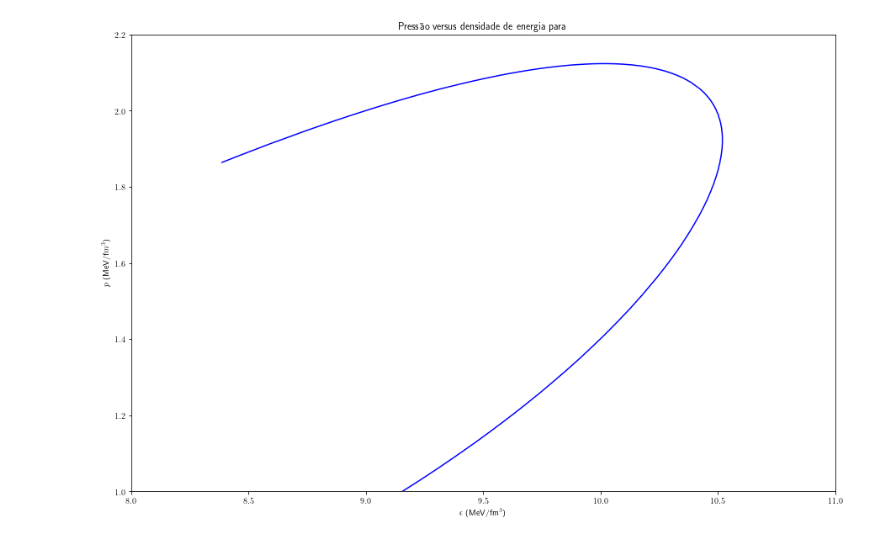
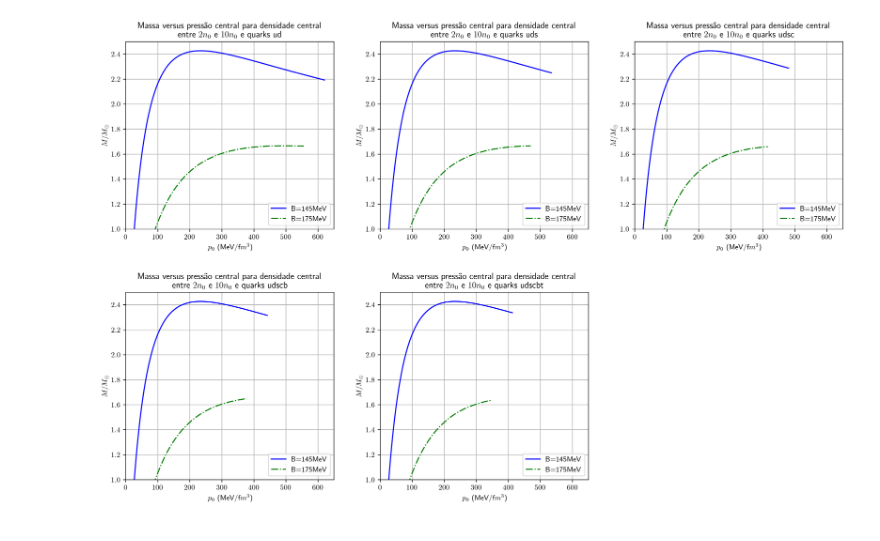
Before and after one commit to nicofgr/dense-star, a Jupyter notebook: python/Graphs.ipynb, the cells around one changed output. Drawn from its saved outputs; the diff is of its cells as text; code cells hidden in the pictures.

Commit message:
Finish max mass versus central pressure graph

```diff
--- a/python/Graphs.ipynb
+++ b/python/Graphs.ipynb
@@ -214,20 +146,0 @@ plt.show()
-# %%
-import matplotlib.pyplot as plt
-import numpy as np
-from matplotlib.ticker import AutoMinorLocator, MultipleLocator
-fig, ax1 = plt.subplots()
-ax1.set_title("Massa versus pressão central para B=155MeV e densidades centrais entre $2n_0$ e $10n_0$")
-ax1.set_xlabel(r'$p_0$ (km)')
-ax1.set_ylabel(r'$M/M_\odot$')
-ax1.set_xlim([0,500])
-#ax1.xaxis.set_major_locator(MultipleLocator(1))
-#ax1.xaxis.set_minor_locator(MultipleLocator(1))
-ax1.set_ylim([1,2.2])
-
-print(len(data[2]))
-
-for i in range(0,5):
-    ax1.plot(data[i][0],data[i][1])
-
-#ax1.legend(loc='upper center')
-plt.show()
@@ -241,32 +227,60 @@ from matplotlib.ticker import AutoMinorLocator, MultipleLocator
 
 plt.rcParams['text.usetex'] = True
 
-fig, ax1 = plt.subplots()
+fig, ax1 = plt.subplots(2,3)
 #-------------------------------------------------------
+bagPressures = []
+bagPressures.append(145)
+#bagPressures.append(155)
+#bagPressures.append(165)
+bagPressures.append(175)
+titles = []
+titles.append('ud')
+titles.append('uds')
+titles.append('udsc')
+titles.append('udscb')
+titles.append('udscbt')
+dirs = []
+for bP in bagPressures:
+    for i in titles:
+        dirs.append('../cpp/output/P3' + i + str(bP) +'.dat')
+print(dirs)
+cols = []
+cols.append('b')
+cols.append('g-.')
+cols.append('c--')
+cols.append('r:')
+cols.append('m')
 
-x = []
-ax1.set_title("Pressão versus densidade de energia para ")
-ax1.set_xlabel(r'$\epsilon$ (MeV/fm$^3$)')
-ax1.set_ylabel(r'$p$ (MeV/f$m^3$)')
-ax1.set_xlim([8,11])
-#ax1[j,k].xaxis.set_major_locator(MultipleLocator(2))
-#ax1[j,k].xaxis.set_minor_locator(MultipleLocator(1))
-ax1.set_ylim([1,2.2])
+for j in range(2):
+    for k in range(3):
+        if (k+j*2 == 4): break
+        x = []
+        ax1[j,k].set_title("Massa versus pressão central para densidade central \n entre $2n_0$ e $10n_0$ e quarks " + titles[k+j*3])
+        ax1[j,k].set_xlabel(r'$p_0$ (MeV/f$m^3$)')
+        ax1[j,k].set_ylabel(r'$M/M_\odot$')
+        ax1[j,k].set_xlim([0, 650])
+        #ax1[j,k].xaxis.set_major_locator(MultipleLocator(2))
+        #ax1[j,k].xaxis.set_minor_locator(MultipleLocator(1))
+        ax1[j,k].set_ylim([1,2.5])
 
+        for i in range(len(bagPressures)):
+            x.append([])
+            with open(dirs[(i*5)+k+(3*j)], 'r') as f:
 
-#with open("../cpp/output/test.dat", 'r') as f:
-with open("../fortran/output/data/Fig44and45_P3.dat", 'r') as f:
-    lines = f.readlines()
-    x.append([float(line.split()[0]) for line in lines])  # Rmax
-    x.append([float(line.split()[1]) for line in lines])  # p0
-    x.append([float(line.split()[2]) for line in lines])  # Mmax
+                lines = f.readlines()
+                x[i].append([float(line.split()[0]) for line in lines])
+                x[i].append([float(line.split()[1]) for line in lines])
+                x[i].append([float(line.split()[2]) for line in lines])
 
-#print(x[0])
-ax1.plot(x[2],x[1], 'b')
-#print(dirs[i*5], "|| Color: ", cols[i], "|| Graph: [", j,",",k,"]")
+                ax1[j,k].grid(True)
+                ax1[j,k].plot(x[i][1],x[i][2], cols[i], label="B="+str(bagPressures[i])+"MeV")
+                print(dirs[(i*5)+k+(3*j)], "|| Color: ", cols[i], "|| Graph: [", j,",",k,"]")
 
-#ax1.legend(loc='upper center')
-#plt.rcParams['figure.figsize'] = [15, 10]
-#fig.tight_layout(pad=3.0)
+        ax1[j,k].legend(loc='lower right')
+fig.delaxes(ax1[1,2])
+plt.rcParams['figure.figsize'] = [15, 10]
+plt.rcParams['figure.dpi'] = 300
+fig.tight_layout(pad=3.0)
 plt.show()
 # %% [output]
@@ -273 +298 @@ plt.show()
-[figure, old version]
+[figure, new version]
```
Also changed, not shown: parts of 8 cells of this notebook, 2 other files.
